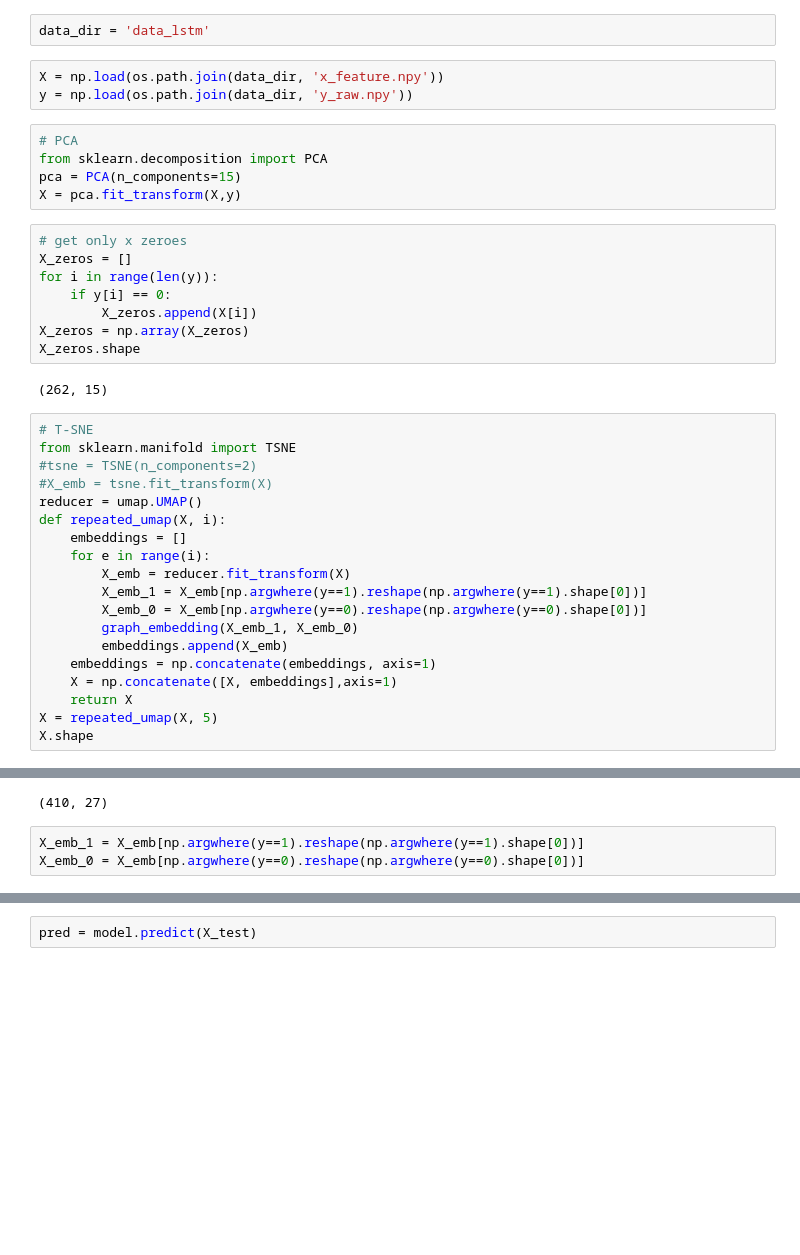
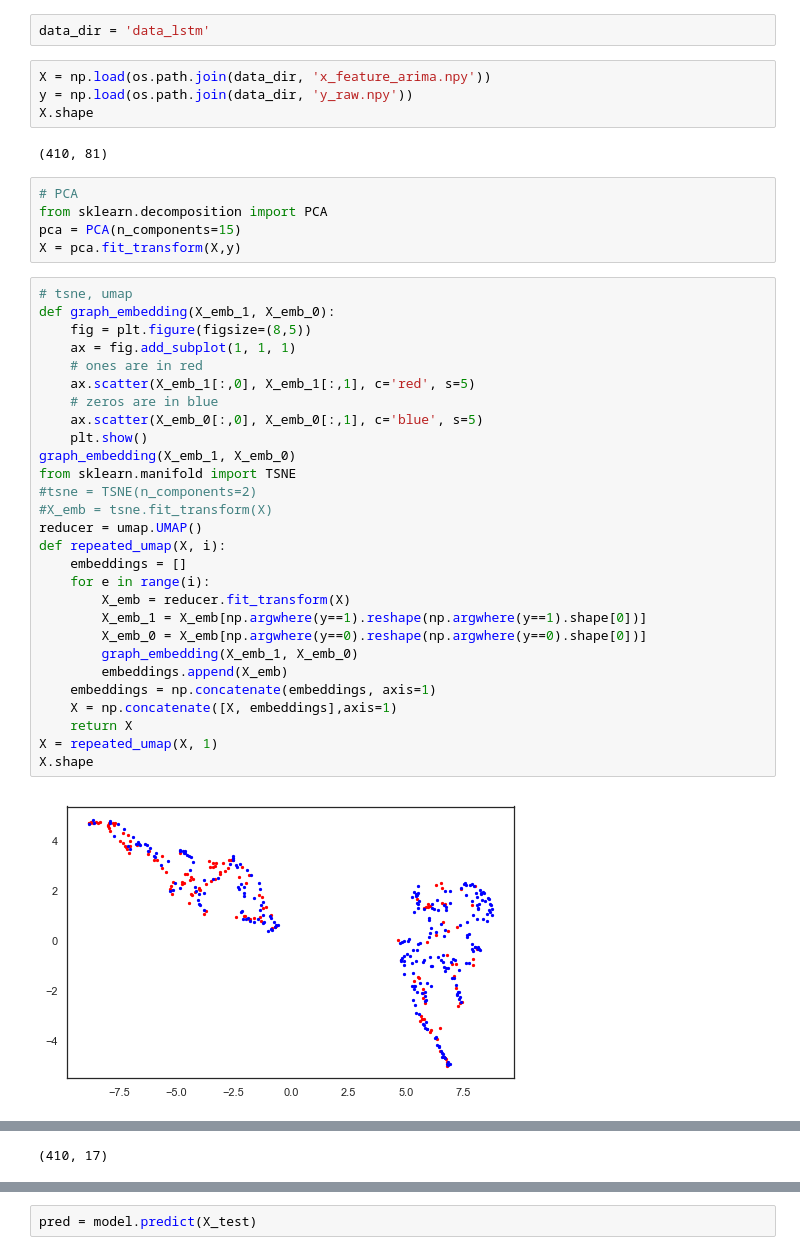
Before and after one commit to dcxSt/defective_pilot, a Jupyter notebook: data/debugging.ipynb, the cells around one changed output, grey strips where cells are left out. Cells and saved outputs as stored; diff of their text form; blank space fills up the shorter version.

```diff
--- a/data/debugging.ipynb
+++ b/data/debugging.ipynb
@@ -18,40 +19,43 @@ sns.set(style='white', context='notebook', rc={'figure.figsize':(14,10)})
 # %%
 data_dir = 'data_lstm'
 # %%
-X = np.load(os.path.join(data_dir, 'x_feature.npy'))
+X = np.load(os.path.join(data_dir, 'x_feature_arima.npy'))
 y = np.load(os.path.join(data_dir, 'y_raw.npy'))
+X.shape
+# %% [output]
+(410, 81)
 # %%
 # PCA
 from sklearn.decomposition import PCA
 pca = PCA(n_components=15)
 X = pca.fit_transform(X,y)
-# %%
-# get only x zeroes
-X_zeros = []
-for i in range(len(y)):
-    if y[i] == 0:
-        X_zeros.append(X[i])
-X_zeros = np.array(X_zeros)
-X_zeros.shape
-# %% [output]
-(262, 15)
 # %%
-# T-SNE
+# tsne, umap
+def graph_embedding(X_emb_1, X_emb_0):
+    fig = plt.figure(figsize=(8,5))
+    ax = fig.add_subplot(1, 1, 1)
+    # ones are in red
+    ax.scatter(X_emb_1[:,0], X_emb_1[:,1], c='red', s=5)
+    # zeros are in blue
+    ax.scatter(X_emb_0[:,0], X_emb_0[:,1], c='blue', s=5)
+    plt.show()
+graph_embedding(X_emb_1, X_emb_0)
 from sklearn.manifold import TSNE
 #tsne = TSNE(n_components=2)
 #X_emb = tsne.fit_transform(X)
 reducer = umap.UMAP()
 def repeated_umap(X, i):
     embeddings = []
     for e in range(i):
         X_emb = reducer.fit_transform(X)
         X_emb_1 = X_emb[np.argwhere(y==1).reshape(np.argwhere(y==1).shape[0])]
         X_emb_0 = X_emb[np.argwhere(y==0).reshape(np.argwhere(y==0).shape[0])]
         graph_embedding(X_emb_1, X_emb_0)
         embeddings.append(X_emb)
     embeddings = np.concatenate(embeddings, axis=1)
     X = np.concatenate([X, embeddings],axis=1)
     return X
-X = repeated_umap(X, 5)
+X = repeated_umap(X, 1)
 X.shape
 # %% [output]
+[figure, added]
@@ -58,4 +63 @@ X.shape
-(410, 27)
+(410, 17)
-# %%
-X_emb_1 = X_emb[np.argwhere(y==1).reshape(np.argwhere(y==1).shape[0])]
-X_emb_0 = X_emb[np.argwhere(y==0).reshape(np.argwhere(y==0).shape[0])]
```
Also changed, not shown: parts of 10 cells of this notebook.
